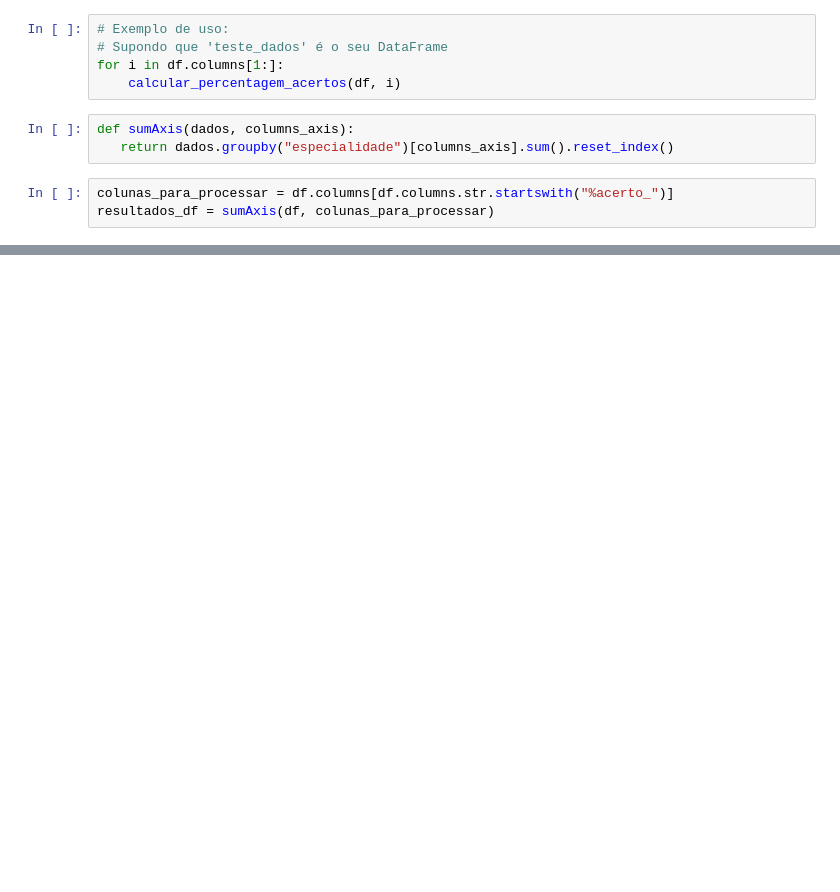
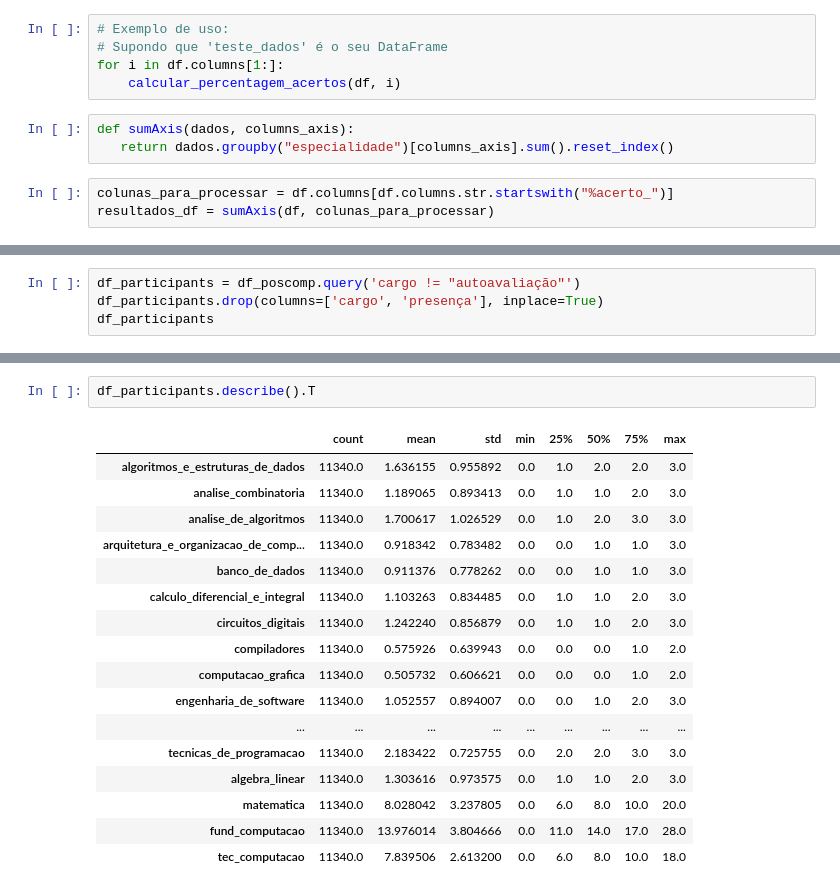
Before and after one commit to jeancarloscc/OrientPOSCOMP-System, a Jupyter notebook: notebooks/3.1-jc-axis_exploratory_analysis.ipynb, the cells around one changed output, grey strips where cells are left out. Cells and saved outputs as stored; diff of their text form; blank space fills up the shorter version.

```diff
--- a/notebooks/3.1-jc-axis_exploratory_analysis.ipynb
+++ b/notebooks/3.1-jc-axis_exploratory_analysis.ipynb
@@ -106,0 +116,4 @@ resultados_df = resultados_df.round()
+# %%
+df_participants = df_poscomp.query('cargo != "autoavaliação"')
+df_participants.drop(columns=['cargo', 'presença'], inplace=True)
+df_participants
@@ -106,0 +134,20 @@ resultados_df = resultados_df.round()
+# %%
+df_participants.describe().T
+# %% [output]
+|  | count | mean | std | min | 25% | 50% | 75% | max |
+| algoritmos_e_estruturas_de_dados | 11340.0 | 1.636155 | 0.955892 | 0.0 | 1.0 | 2.0 | 2.0 | 3.0 |
+| analise_combinatoria | 11340.0 | 1.189065 | 0.893413 | 0.0 | 1.0 | 1.0 | 2.0 | 3.0 |
+| analise_de_algoritmos | 11340.0 | 1.700617 | 1.026529 | 0.0 | 1.0 | 2.0 | 3.0 | 3.0 |
+| arquitetura_e_organizacao_de_comp... | 11340.0 | 0.918342 | 0.783482 | 0.0 | 0.0 | 1.0 | 1.0 | 3.0 |
+| banco_de_dados | 11340.0 | 0.911376 | 0.778262 | 0.0 | 0.0 | 1.0 | 1.0 | 3.0 |
+| calculo_diferencial_e_integral | 11340.0 | 1.103263 | 0.834485 | 0.0 | 1.0 | 1.0 | 2.0 | 3.0 |
+| circuitos_digitais | 11340.0 | 1.242240 | 0.856879 | 0.0 | 1.0 | 1.0 | 2.0 | 3.0 |
+| compiladores | 11340.0 | 0.575926 | 0.639943 | 0.0 | 0.0 | 0.0 | 1.0 | 2.0 |
+| computacao_grafica | 11340.0 | 0.505732 | 0.606621 | 0.0 | 0.0 | 0.0 | 1.0 | 2.0 |
+| engenharia_de_software | 11340.0 | 1.052557 | 0.894007 | 0.0 | 0.0 | 1.0 | 2.0 | 3.0 |
+| ... | ... | ... | ... | ... | ... | ... | ... | ... |
+| tecnicas_de_programacao | 11340.0 | 2.183422 | 0.725755 | 0.0 | 2.0 | 2.0 | 3.0 | 3.0 |
+| algebra_linear | 11340.0 | 1.303616 | 0.973575 | 0.0 | 1.0 | 1.0 | 2.0 | 3.0 |
+| matematica | 11340.0 | 8.028042 | 3.237805 | 0.0 | 6.0 | 8.0 | 10.0 | 20.0 |
+| fund_computacao | 11340.0 | 13.976014 | 3.804666 | 0.0 | 11.0 | 14.0 | 17.0 | 28.0 |
+| tec_computacao | 11340.0 | 7.839506 | 2.613200 | 0.0 | 6.0 | 8.0 | 10.0 | 18.0 |
```
Also changed, not shown: parts of 18 cells of this notebook, 27 other files.
